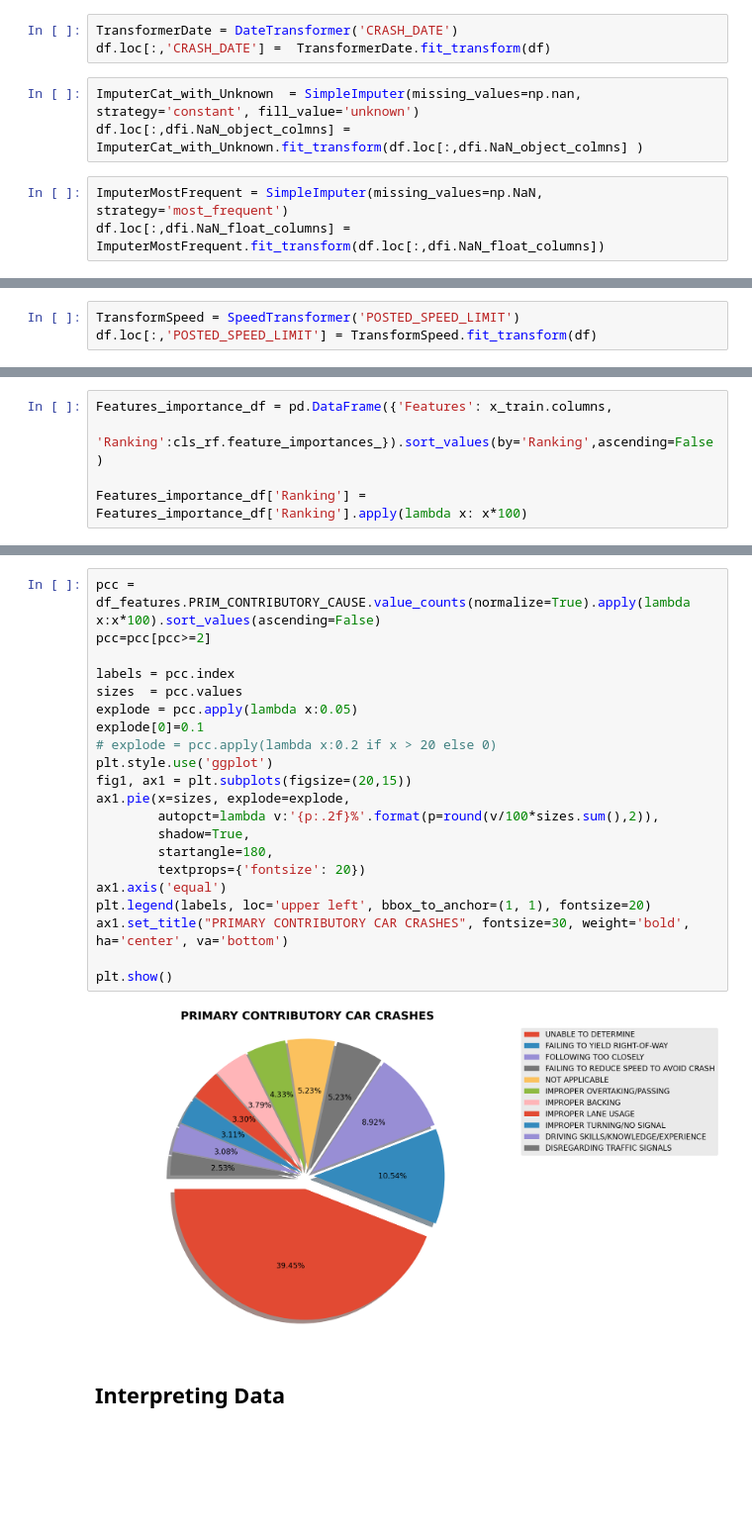
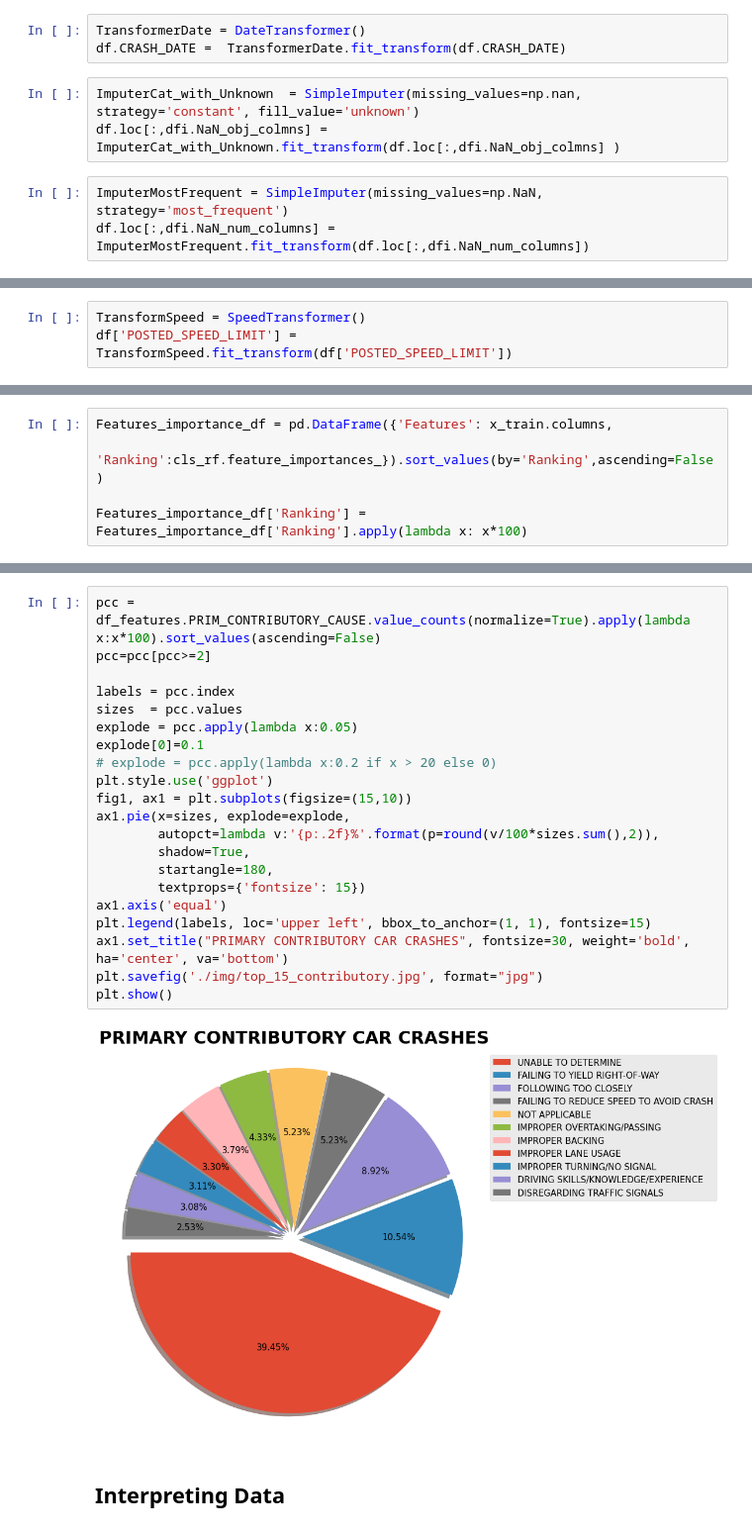
Before and after one commit to akladyous/Chicago_Car_Crashes, a Jupyter notebook: Chicago_Car_Crashes.ipynb, the cells around one changed output, grey strips where cells are left out. Shown at 99% size. Saved outputs shown, nothing was run; the diff lists cells and outputs as text; blank space fills up the shorter version.

```diff
--- a/Chicago_Car_Crashes.ipynb
+++ b/Chicago_Car_Crashes.ipynb
@@ -112,14 +99,14 @@ excluded_cols.update([
     'WORK_ZONE_TYPE', 'BEAT_OF_OCCURRENCE', 'DATE_POLICE_NOTIFIED', 'CRASH_TYPE', 'SEC_CONTRIBUTORY_CAUSE'])
 # df.drop(labels=cols_to_drop, axis=1, inplace=True)
 # %%
-TransformerDate = DateTransformer('CRASH_DATE')
-df.loc[:,'CRASH_DATE'] =  TransformerDate.fit_transform(df)
+TransformerDate = DateTransformer()
+df.CRASH_DATE =  TransformerDate.fit_transform(df.CRASH_DATE)
 # %%
 ImputerCat_with_Unknown  = SimpleImputer(missing_values=np.nan, strategy='constant', fill_value='unknown')
-df.loc[:,dfi.NaN_object_colmns] = ImputerCat_with_Unknown.fit_transform(df.loc[:,dfi.NaN_object_colmns] )
+df.loc[:,dfi.NaN_obj_colmns] = ImputerCat_with_Unknown.fit_transform(df.loc[:,dfi.NaN_obj_colmns] )
 # %%
 ImputerMostFrequent = SimpleImputer(missing_values=np.NaN, strategy='most_frequent')
-df.loc[:,dfi.NaN_float_columns] = ImputerMostFrequent.fit_transform(df.loc[:,dfi.NaN_float_columns])
+df.loc[:,dfi.NaN_num_columns] = ImputerMostFrequent.fit_transform(df.loc[:,dfi.NaN_num_columns])
 # %% [markdown]
 ## FEATURES ENGINEERING
 # %% [markdown]
@@ -144,6 +131,6 @@ df.POSTED_SPEED_LIMIT.unique()
 array([30, 20, 10, 15, 25, 35, 55, 45,  5, 50,  0, 40, 39, 65,  1, 34,  3,
        12, 60,  9, 26, 33, 49, 70, 11, 36, 32, 24,  2, 14, 31, 29])
 # %%
-TransformSpeed = SpeedTransformer('POSTED_SPEED_LIMIT')
-df.loc[:,'POSTED_SPEED_LIMIT'] = TransformSpeed.fit_transform(df)
+TransformSpeed = SpeedTransformer()
+df['POSTED_SPEED_LIMIT'] = TransformSpeed.fit_transform(df['POSTED_SPEED_LIMIT'])
 # %%
@@ -703,25 +642,25 @@ plt.show()
 # %%
 pcc = df_features.PRIM_CONTRIBUTORY_CAUSE.value_counts(normalize=True).apply(lambda x:x*100).sort_values(ascending=False)
 pcc=pcc[pcc>=2]
 
 labels = pcc.index
 sizes  = pcc.values
 explode = pcc.apply(lambda x:0.05)
 explode[0]=0.1
 # explode = pcc.apply(lambda x:0.2 if x > 20 else 0)
 plt.style.use('ggplot')
-fig1, ax1 = plt.subplots(figsize=(20,15))
+fig1, ax1 = plt.subplots(figsize=(15,10))
 ax1.pie(x=sizes, explode=explode,
         autopct=lambda v:'{p:.2f}%'.format(p=round(v/100*sizes.sum(),2)),
         shadow=True,
         startangle=180,
-        textprops={'fontsize': 20})
+        textprops={'fontsize': 15})
 ax1.axis('equal')
-plt.legend(labels, loc='upper left', bbox_to_anchor=(1, 1), fontsize=20)
+plt.legend(labels, loc='upper left', bbox_to_anchor=(1, 1), fontsize=15)
 ax1.set_title("PRIMARY CONTRIBUTORY CAR CRASHES", fontsize=30, weight='bold', ha='center', va='bottom')
-
+plt.savefig('./img/top_15_contributory.jpg', format="jpg")
 plt.show()
 # %% [output]
-[figure, old version]
+[figure, new version]
 # %% [markdown]
 ## Interpreting Data
```
Also changed, not shown: parts of 55 cells of this notebook, 24 other files.
